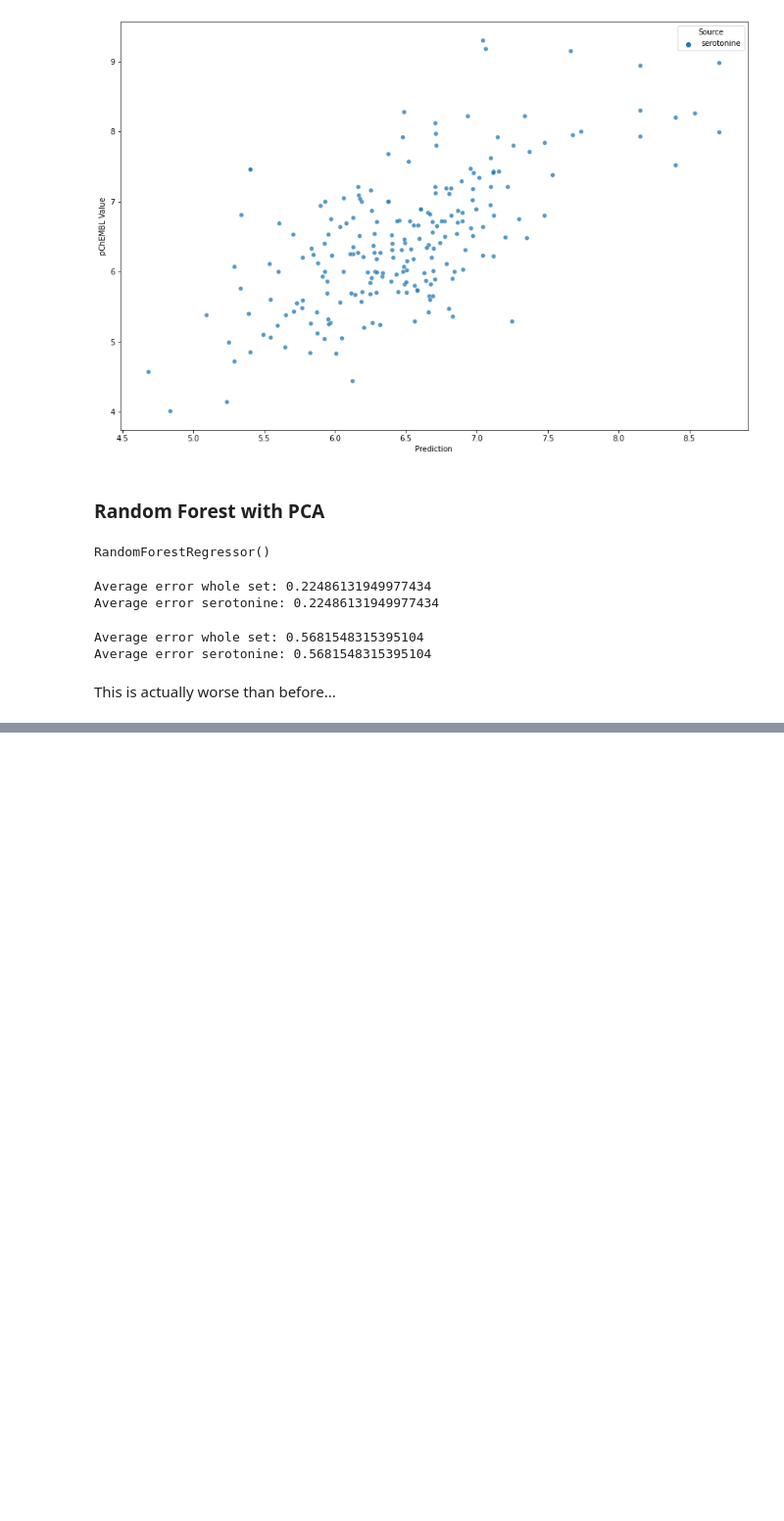
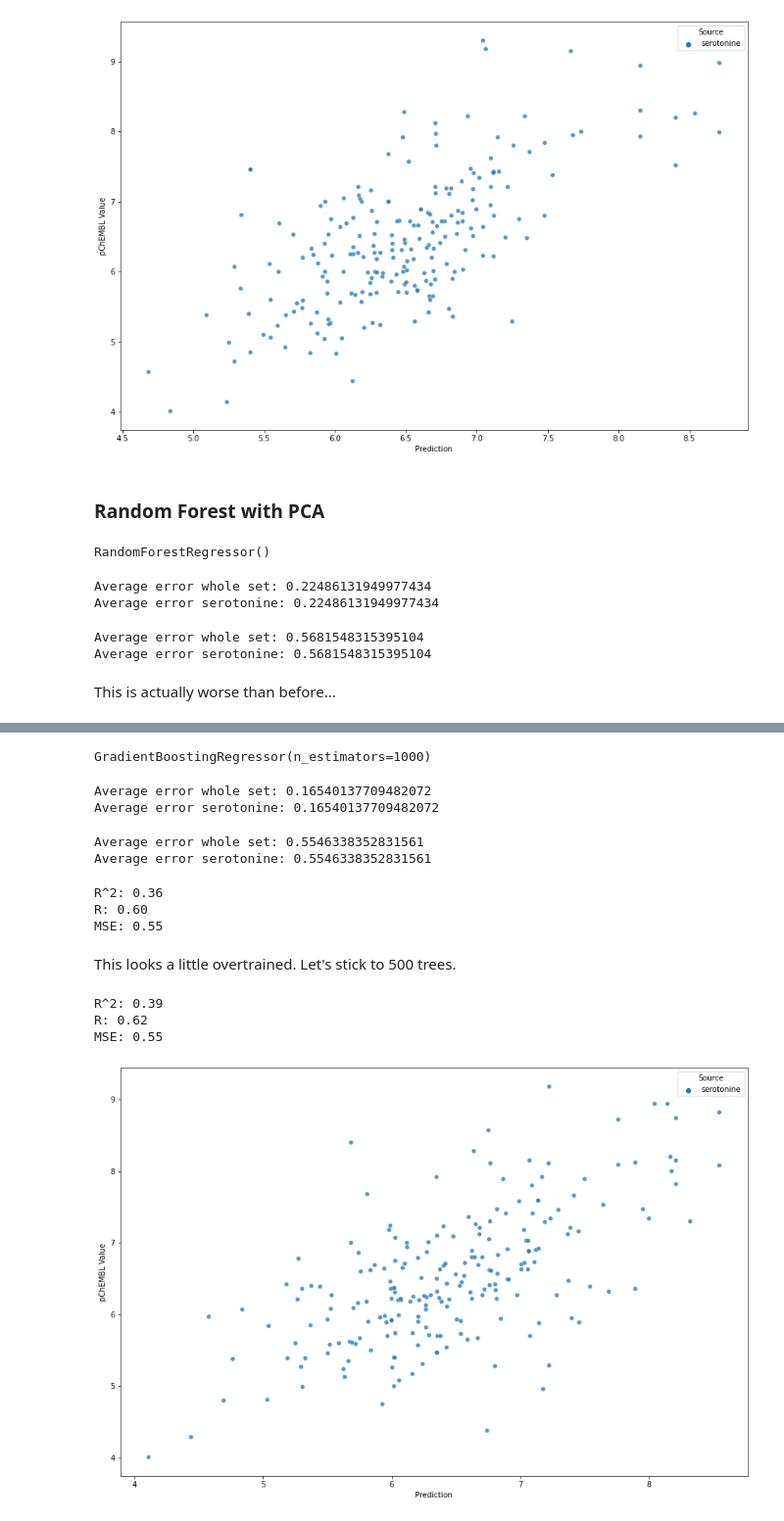
Before and after one commit to lich-uct/cdd2021, a Jupyter notebook: brazdilv/12_model.ipynb, the cells around one changed output, grey strips where cells are left out. Shown: that part at 98% size. Drawn from its saved outputs; the diff is of its cells as text; code cells hidden in the pictures; blank space fills up the shorter version.

```diff
--- a/brazdilv/12_model.ipynb
+++ b/brazdilv/12_model.ipynb
@@ -473,0 +557,45 @@ This is actually worse than before...
+# %%
+grad_4 = ensemble.GradientBoostingRegressor(n_estimators=1000)
+grad_4.fit(trainset[(f"MQN_{x}" for x in range(1, 43))], trainset["pChEMBL Value"])
+# %% [output]
+GradientBoostingRegressor(n_estimators=1000)
+# %%
+train_results = get_results(grad_4, trainset, (f"MQN_{x}" for x in range(1, 43)), "pChEMBL Value")
+# %% [output]
+Average error whole set: 0.16540137709482072
+Average error serotonine: 0.16540137709482072
+# %%
+test_results = get_results(grad_4, testset, (f"MQN_{x}" for x in range(1, 43)), "pChEMBL Value")
+# %% [output]
+Average error whole set: 0.5546338352831561
+Average error serotonine: 0.5546338352831561
+# %%
+print("R^2: %0.2f" % grad_4.score(testset[(f"MQN_{x}" for x in range(1, 43))], testset["pChEMBL Value"]))
+print("R: %0.2f" % np.sqrt(grad_4.score(testset[(f"MQN_{x}" for x in range(1, 43))], testset["pChEMBL Value"])))
+print("MSE: %0.2f" %  mean_squared_error(test_results["Prediction"], test_results["pChEMBL Value"]))
+# %% [output]
+R^2: 0.36
+R: 0.60
+MSE: 0.55
+# %% [markdown]
+This looks a little overtrained. Let's stick to 500 trees.
+# %%
+print("R^2: %0.2f" % grad_3.score(testset[(f"MQN_{x}" for x in range(1, 43))], testset["pChEMBL Value"]))
+print("R: %0.2f" % np.sqrt(grad_3.score(testset[(f"MQN_{x}" for x in range(1, 43))], testset["pChEMBL Value"])))
+print("MSE: %0.2f" %  mean_squared_error(test_results["Prediction"], test_results["pChEMBL Value"]))
+# %% [output]
+R^2: 0.39
+R: 0.62
+MSE: 0.55
+# %%
+fig, ax = pyplot.subplots(figsize=(15,10))
+p=seaborn.scatterplot(x="Prediction",
+                      y="pChEMBL Value",
+                      data=test_results,
+                      hue="Source",
+                      legend="brief",
+                      ax=ax,
+                      alpha=0.75
+                     )
+# %% [output]
+[figure, added]
```
Also changed, not shown: parts of 23 cells of this notebook.
